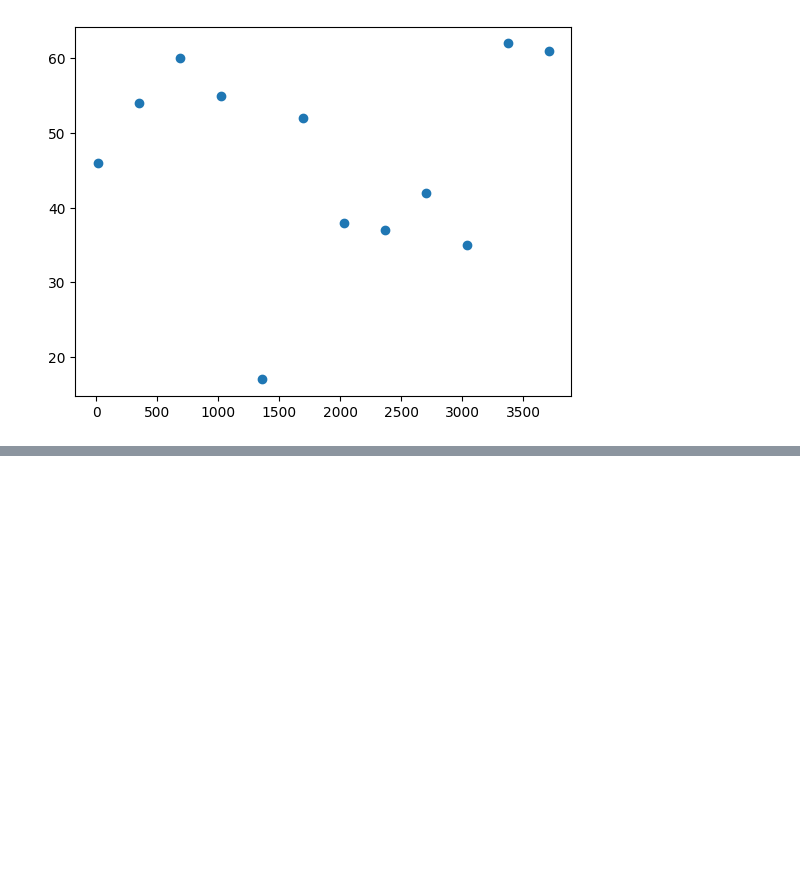
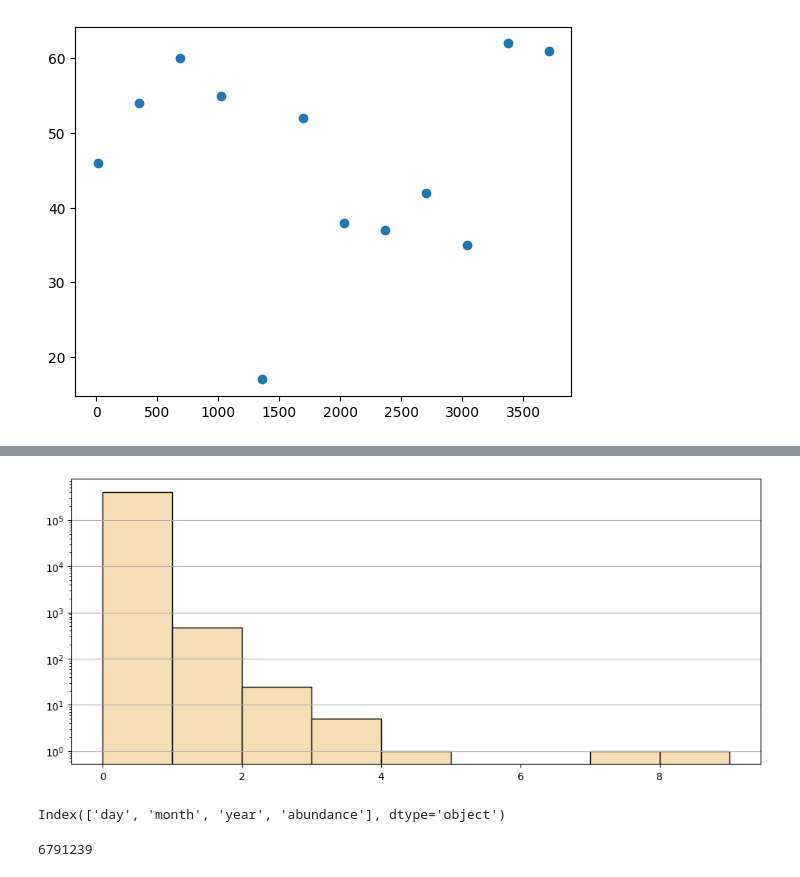
Before and after one commit to noaa-nwfsc/Skagit-IBM, a Jupyter notebook: NetCDF Explorer.ipynb, the cells around one changed output, grey strips where cells are left out. Cells and saved outputs as stored; diff of their text form; code cells hidden in the pictures; blank space fills up the shorter version.

```diff
--- a/NetCDF Explorer.ipynb
+++ b/NetCDF Explorer.ipynb
@@ -400,0 +405,8 @@ plt.rcParams['figure.figsize'] = [12, 5]
+# %%
+plt.hist(np.sqrt(df[df.samplePop >= -1].samplePop), [x for x in range(0, 10)],  color="wheat", edgecolor = "black")
+plt.yscale('log')
+# plt.xscale('log')
+plt.rcParams['figure.figsize'] = [12, 5]
+plt.grid(visible=True, axis='y', which='major')
+# %% [output]
+[figure, added]
@@ -400,0 +415,8 @@ plt.rcParams['figure.figsize'] = [12, 5]
+# %%
+recruits.keys()
+# %% [output]
+Index(['day', 'month', 'year', 'abundance'], dtype='object')
+# %%
+sum(recruits.abundance)
+# %% [output]
+6791239
```
Also changed, not shown: parts of 4 cells of this notebook.
